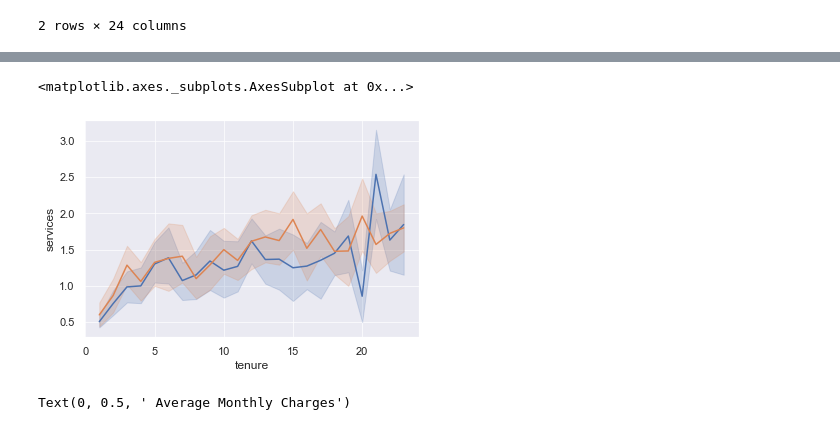
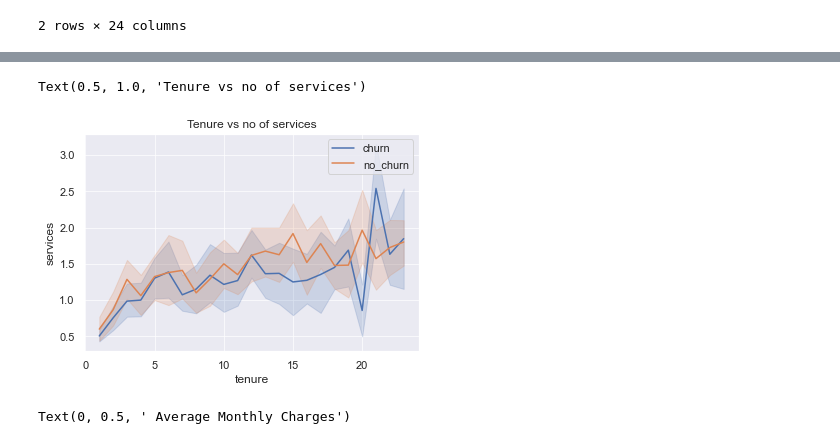
Before and after one commit to ravinder79/Telco_Churn, a Jupyter notebook: Telco_churn_ravinder.ipynb, the cells around one changed output, grey strips where cells are left out. Saved outputs shown, nothing was run; the diff lists cells and outputs as text; code cells hidden in the pictures.

```diff
--- a/Telco_churn_ravinder.ipynb
+++ b/Telco_churn_ravinder.ipynb
@@ -164,0 +161,3 @@ train.shape
+# %%
+train, test = sklearn.model_selection.train_test_split(df, train_size=.8, random_state=42)
+train.shape
@@ -194,13 +176,12 @@ churn[churn.]
 churn = train[train.churn==1]
 no_churn = train[train.churn==0]
 # %%
-# churn[train.tenure<24][train.internet_service_type_id == 2].services.mean()
-
-sns.lineplot(x='tenure', y = 'services', data = churn[train.tenure<24][train.internet_service_type_id != 3])
-sns.lineplot(x='tenure', y = 'services', data = no_churn[train.tenure<24][train.internet_service_type_id != 3])
+sns.lineplot(x='tenure', y = 'services', data = churn[train.tenure<24][train.internet_service_type_id != 3],label = 'churn')
+sns.lineplot(x='tenure', y = 'services', data = no_churn[train.tenure<24][train.internet_service_type_id != 3], label = 'no_churn')
+plt.title('Tenure vs no of services')
 # %% [output]
-<matplotlib.axes._subplots.AxesSubplot at 0x...>
+Text(0.5, 1.0, 'Tenure vs no of services')
-[figure, old version]
+[figure, new version]
 # %%
 a = train[train.churn ==1].groupby('tenure').monthly_charges.agg(['mean', 'std'])
 # %%
```
Also changed, not shown: parts of 25 cells of this notebook.
